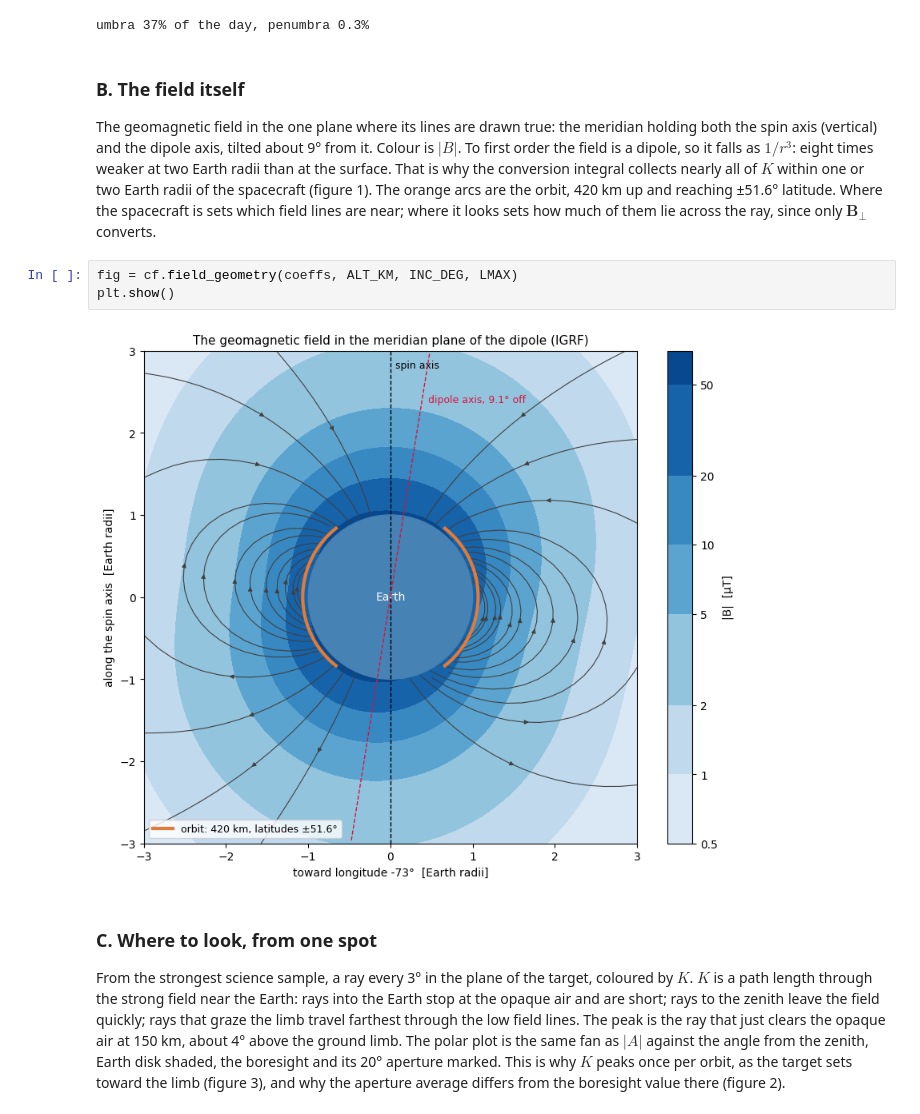
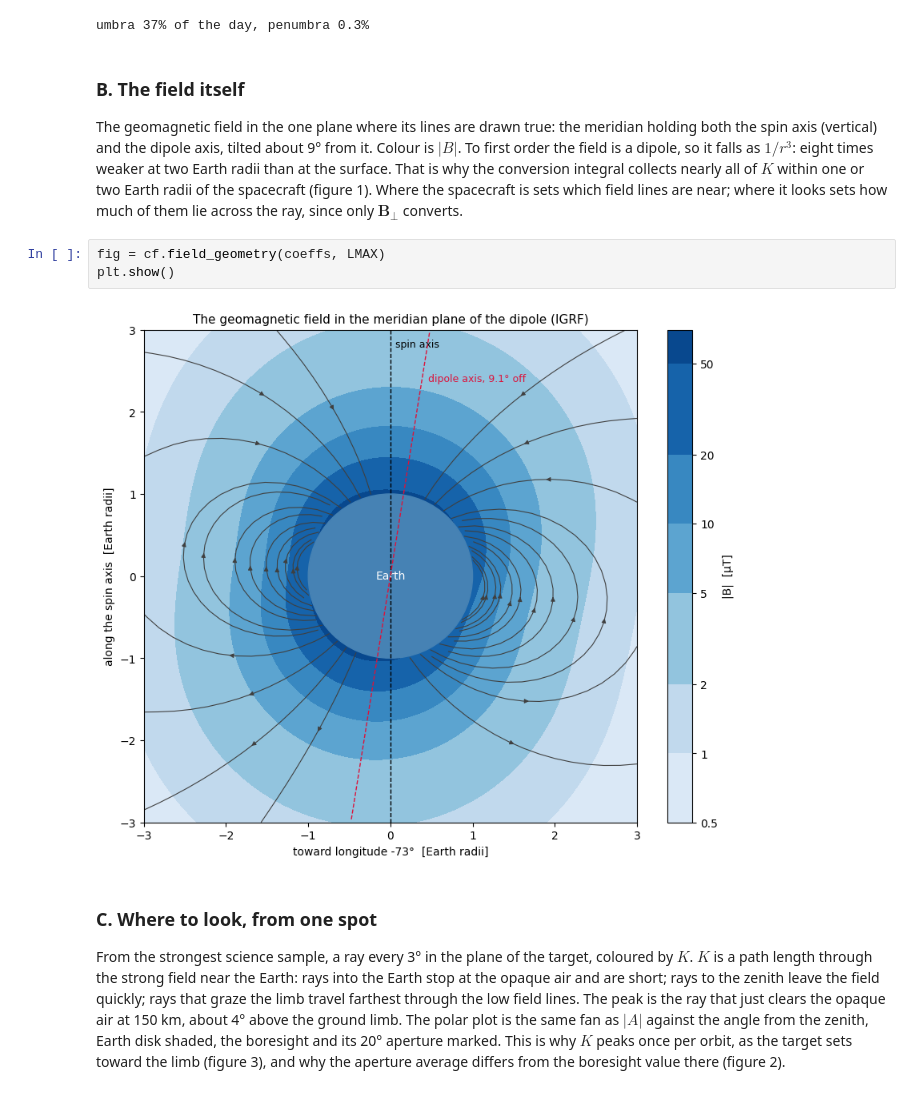
Before and after one commit to phi-a/ALP, a Jupyter notebook: jupyter/conops.ipynb, the cells around one changed output. Saved outputs shown, nothing was run; the diff lists cells and outputs as text.

```diff
--- a/jupyter/conops.ipynb
+++ b/jupyter/conops.ipynb
@@ -107,16 +107,15 @@ dipole axis, tilted about 9° from it. Colour is $|B|$. To first
 order the field is a dipole, so it falls as $1/r^3$: eight times
 weaker at two Earth radii than at the surface. That is why the
 conversion integral collects nearly all of $K$ within one or two
-Earth radii of the spacecraft (figure 1). The orange arcs are the
-orbit, 420 km up and reaching ±51.6° latitude. Where the
+Earth radii of the spacecraft (figure 1). Where the
 spacecraft is sets which field lines are near; where it looks
 sets how much of them lie across the ray, since only
 $\mathbf B_\perp$ converts.
 # %%
-fig = cf.field_geometry(coeffs, ALT_KM, INC_DEG, LMAX)
+fig = cf.field_geometry(coeffs, LMAX)
 plt.show()
 # %% [output]
-[figure, old version]
+[figure, new version]
 # %% [markdown]
 ### C. Where to look, from one spot
 
```
Also changed, not shown: 1 other file.
